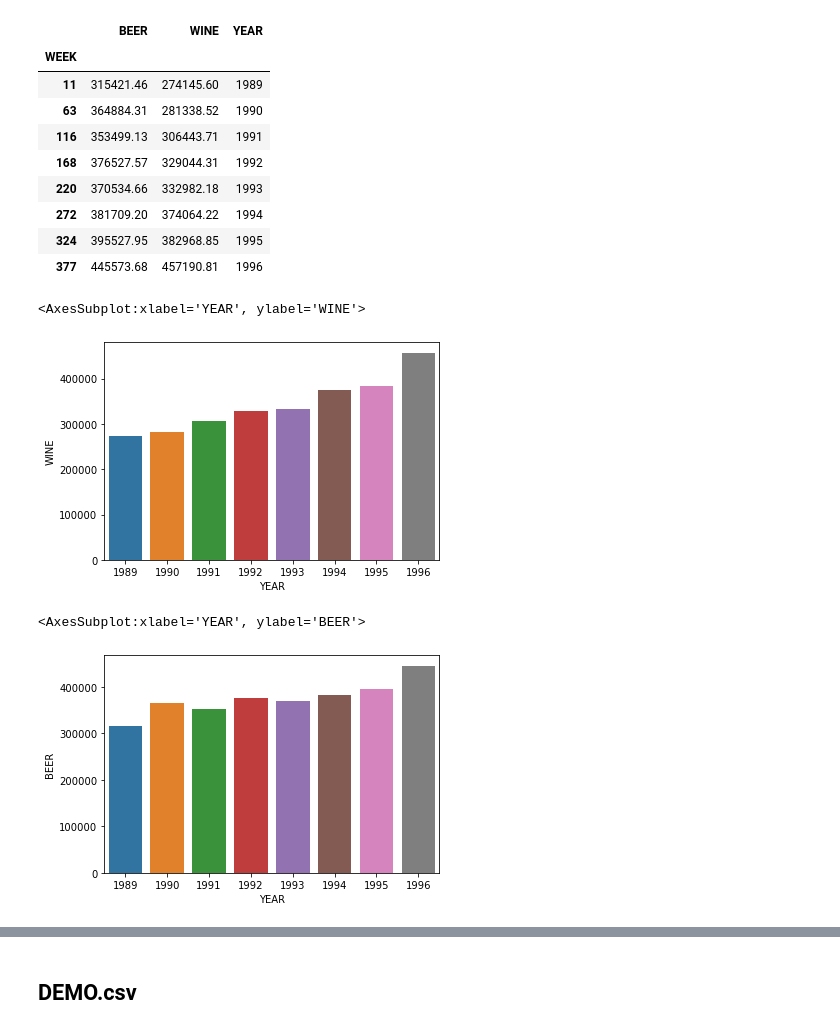
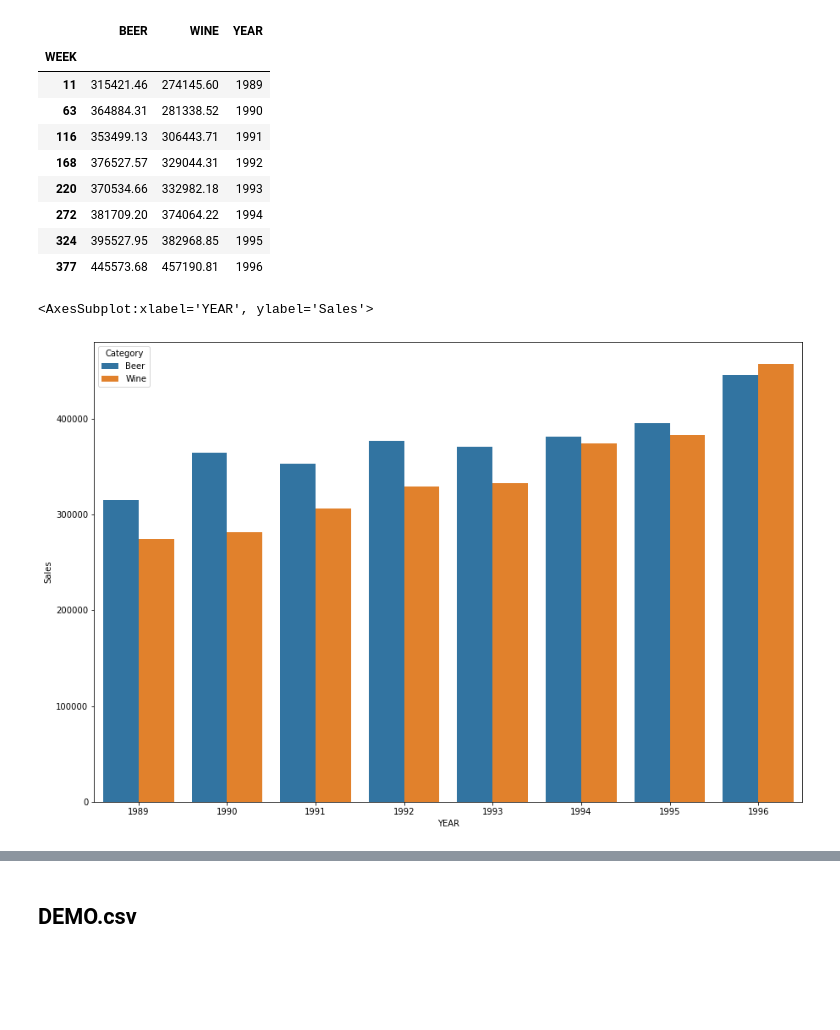
Before and after one commit to aksh19cj/Data-Warehouse, a Jupyter notebook: Akshay_DW_ Analysis.ipynb, the cells around one changed output, grey strips where cells are left out. Drawn from its saved outputs; the diff is of its cells as text; code cells hidden in the pictures; blank space fills up the shorter version.

```diff
--- a/Akshay_DW_ Analysis.ipynb
+++ b/Akshay_DW_ Analysis.ipynb
@@ -227,13 +228,16 @@ Thanksgiving_yearly_sales
 | 272 | 381709.20 | 374064.22 | 1994 |
 | 324 | 395527.95 | 382968.85 | 1995 |
 | 377 | 445573.68 | 457190.81 | 1996 |
-# %%
-sns.barplot(data=Thanksgiving_yearly_sales, x="YEAR", y='WINE')
-# %% [output]
-<AxesSubplot:xlabel='YEAR', ylabel='WINE'>
-[figure, removed]
-# %%
-sns.barplot(data=Thanksgiving_yearly_sales, x="YEAR", y='BEER')
-# %% [output]
-<AxesSubplot:xlabel='YEAR', ylabel='BEER'>
-[figure, removed]
+# %%
+Thanksgiving_yearly_sales_1 = Thanksgiving_yearly_sales[['BEER','YEAR']]
+Thanksgiving_yearly_sales_2 = Thanksgiving_yearly_sales[['WINE','YEAR']]
+Thanksgiving_yearly_sales_1['Category'] = 'Beer'
+Thanksgiving_yearly_sales_2['Category'] = 'Wine'
+Thanksgiving_yearly_sales_1.rename(columns={"BEER": "Sales"},inplace=True)
+Thanksgiving_yearly_sales_2.rename(columns={"WINE": "Sales"},inplace=True)
+result = pd.concat([Thanksgiving_yearly_sales_1,Thanksgiving_yearly_sales_2])
+plt.figure(figsize=(15,10))
+sns.barplot(data=result, x="YEAR", y='Sales',hue='Category')
+# %% [output]
+<AxesSubplot:xlabel='YEAR', ylabel='Sales'>
+[figure, added]
```
Also changed, not shown: parts of 31 cells of this notebook.
